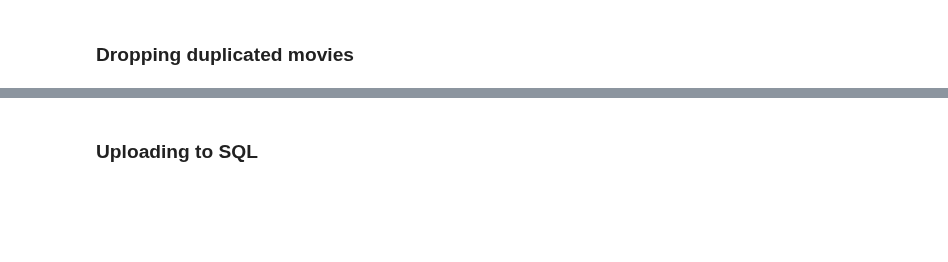
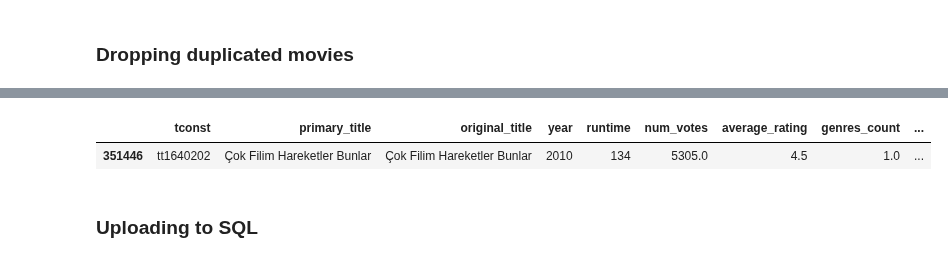
Before and after one commit to tk87-hono/data_analytics_24_4-Capstone_Movie_Group, a Jupyter notebook: Dataframes.ipynb, the cells around one changed output, grey strips where cells are left out. Cells and saved outputs as stored; diff of their text form; code cells hidden in the pictures; blank space fills up the shorter version.

```diff
--- a/Dataframes.ipynb
+++ b/Dataframes.ipynb
@@ -352,3 +988,8 @@ df_admissions_EU_clean[df_admissions_EU_clean[['title', 'year']].duplicated(keep
+# %%
+df_imdb_final[df_imdb_final['tconst'] == 'tt1640202']
+# %% [output]
+|  | tconst | primary_title | original_title | year | runtime | num_votes | average_rating | genres_count | ... |
+| 351446 | tt1640202 | Çok Filim Hareketler Bunlar | Çok Filim Hareketler Bunlar | 2010 | 134 | 5305.0 | 4.5 | 1.0 | ... |
 # %% [markdown]
 ### Uploading to SQL
 # %%
```
Also changed, not shown: parts of 87 cells of this notebook.
